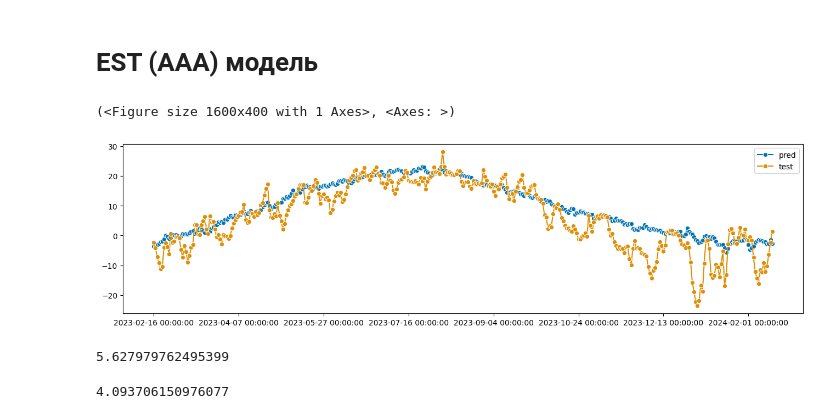
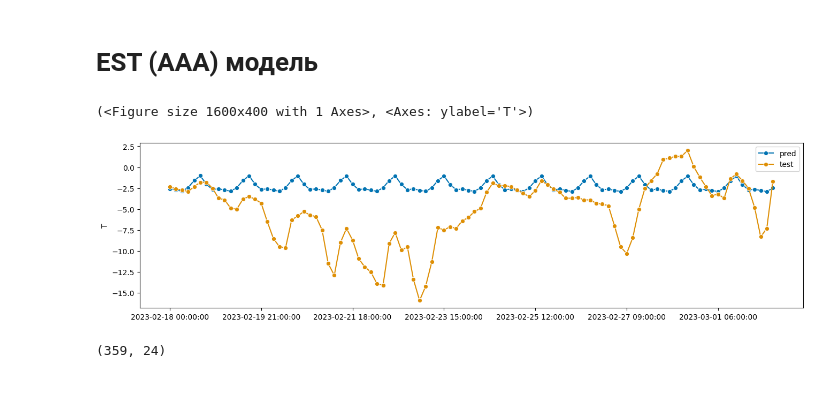
Before and after one commit to S0krat/FQW, a Jupyter notebook: ets.ipynb, the cells around one changed output. Cells and saved outputs as stored; diff of their text form; code cells hidden in the pictures; blank space fills up the shorter version.

```diff
--- a/ets.ipynb
+++ b/ets.ipynb
@@ -43,3 +3,15 @@ date_temp_df.index = pd.date_range(start=date_temp_df.index[0], periods=len(date
+# %%
+import pandas as pd
+import numpy as np
+from sktime.utils.plotting import plot_series
+
+temp_df = pd.read_csv("C:\\Users\\Лев\\Projects\\Diploma\\sbp2.csv", sep=';')
+temp_df['time'] = pd.to_datetime(temp_df['time'], dayfirst=True)
+temp_df = temp_df.sort_values(by=['time'])
+temp = pd.DataFrame(pd.date_range(start=temp_df['time'][55215], end=temp_df['time'][0], freq='3 h'), columns=['time'])
+temp = temp.set_index('time').join(temp_df.set_index('time'), how='left')
+temp = temp['T'].ffill()
+temp.index = pd.date_range(start=temp_df['time'][55215], end=temp_df['time'][0], freq='3 h')
 # %%
 import matplotlib.pyplot as plt
 plt.figure(figsize=(15,5))
@@ -54,7 +26,7 @@ def rmse(y_true, y_pred):
 # %%
 from sktime.forecasting.model_selection import temporal_train_test_split
 
-dtd_train, dtd_test = temporal_train_test_split(date_temp_df, test_size=365)
-plot_series(dtd_train, dtd_test, labels=['train', 'test'])
-print(dtd_train.shape[0], dtd_test.shape[0])
+temp_train, temp_test = temporal_train_test_split(temp, test_size=2920)
+plot_series(temp_train[-2922:], temp_test[:1000], labels=['train', 'test'])
+print(temp_train.shape[0], temp_test.shape[0])
 # %% [output]
@@ -63,5 +35,4 @@ print(dtd_train.shape[0], dtd_test.shape[0])
 # %%
 from sktime.forecasting.base import ForecastingHorizon
 
-fh = ForecastingHorizon(dtd_test.index, is_relative=False)
-fh
+fh = ForecastingHorizon(temp_test.index, is_relative=False)
@@ -106,0 +41,11 @@ rmse(dtd_pred, dtd_test)  # 5.732899
+# %%
+from sktime.forecasting.naive import NaiveForecaster
+
+forecaster = NaiveForecaster(strategy="last")
+forecaster.fit(temp_train)
+
+results = np.array(np.transpose(forecaster.predict(range(1, 25))))
+
+for i in range(358):
+    forecaster.update(temp_test[8*i:8*(i+1)], update_params=False)
+    results = np.append(results, np.transpose(forecaster.predict(range(1, 25))), axis=0)
@@ -109,19 +68,11 @@ rmse(dtd_pred, dtd_test)  # 5.732899
 # %%
 from sktime.forecasting.exp_smoothing import ExponentialSmoothing
 
-forecaster = ExponentialSmoothing(trend='add', seasonal='add', sp=365)
-forecaster.fit(dtd_train)
+forecaster = ExponentialSmoothing(trend='add', seasonal='add', sp=8)
+forecaster.fit(temp_train[-9000:])
 
-dtd_pred = forecaster.predict(fh)
-plot_series(dtd_pred, dtd_test, labels=['pred', 'test'])
+temp_pred = forecaster.predict(fh)
+plot_series(temp_pred[:100], temp_test[:100], labels=['pred', 'test'])
 # %% [output]
-(<Figure size 1600x400 with 1 Axes>, <Axes: >)
+(<Figure size 1600x400 with 1 Axes>, <Axes: ylabel='T'>)
-[figure, old version]
+[figure, new version]
-# %%
-rmse(dtd_pred, dtd_test)  # 5.62798
-# %% [output]
-5.627979762495399
-# %%
-np.mean(np.abs(dtd_pred - dtd_test))
-# %% [output]
-4.093706150976077
@@ -127,0 +85,4 @@ np.mean(np.abs(dtd_pred - dtd_test))
+# %%
+results.shape
+# %% [output]
+(359, 24)
```
Also changed, not shown: parts of 23 cells of this notebook, 3 other files.
